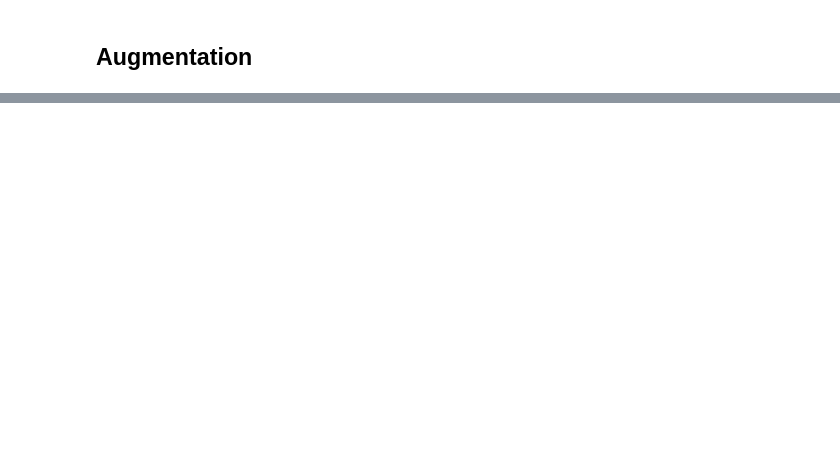
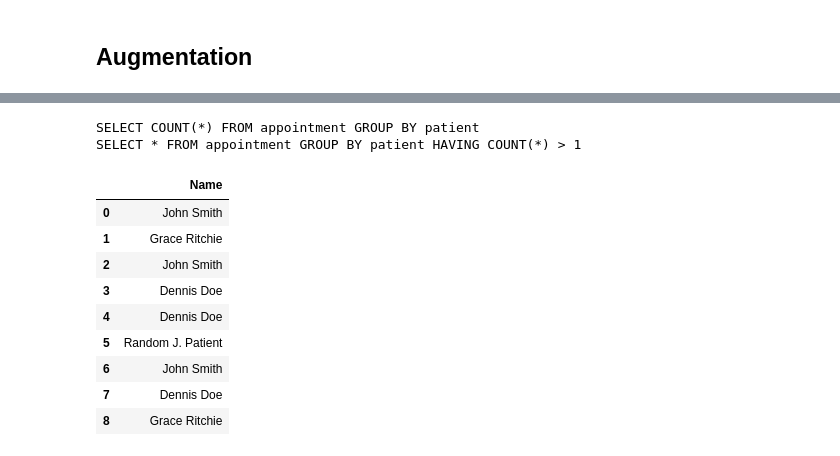
Before and after one commit to simonjisu/BusinessObjects, a Jupyter notebook: test.ipynb, the cells around one changed output, grey strips where cells are left out. Cells and saved outputs as stored; diff of their text form; code cells hidden in the pictures; blank space fills up the shorter version.

```diff
--- a/test.ipynb
+++ b/test.ipynb
@@ -197,0 +164,25 @@ Table Name: Affiliated_With
+# %%
+from src.sparc_preprocess import SparcSample, QuestionSQL
+
+def format_interactions(interactions: list[QuestionSQL]) -> str:
+    workload = ''
+    for i, interaction in enumerate(interactions):
+        workload += f'[{i}-Question] {interaction.question}\n[{i}-SQL]: {interaction.sql}\n'
+    return workload.strip()
+
+with (proj_path / 'db_data' / 'sparc_description.json').open() as f:
+    all_descriptions = json.load(f)
+
+idx = 1
+data = train_samples[idx]
+table = sparc_tables[data.db_id]
+col_explanation = all_descriptions[data.db_id]
+schema_str = get_schema_str(
+    schema=table.db_schema,
+    foreign_keys=table.foreign_keys,
+    primary_keys=table.primary_keys,
+    col_explanation=col_explanation
+)
+workload = format_interactions(data.interactions)
+print(workload, '\n')
+print(f'[Final]\nQuestion: {data.final.question}\nSQL: {data.final.sql}\n')
@@ -197,0 +226,28 @@ Table Name: Affiliated_With
+# %%
+x = train_subsamples[4].interactions
+schema = table.db_schema
+sql1 = sqlglot.parse_one(x[0].sql, read='sqlite')
+sql2 = sqlglot.parse_one(x[1].sql, read='sqlite')
+print(sql1.sql())
+print(sql2.sql())
+# %% [output]
+SELECT COUNT(*) FROM appointment GROUP BY patient
+SELECT * FROM appointment GROUP BY patient HAVING COUNT(*) > 1
+# %%
+import sqlite3
+
+conn = sqlite3.connect(str(sparc_path / 'database' / db_id / f'{db_id}.sqlite'))
+cursor = conn.cursor()
+# %%
+pd.read_sql_query('SELECT name FROM appointment AS T1 JOIN patient AS T2 ON T1.patient = T2.ssn', conn)
+# %% [output]
+|  | Name |
+| 0 | John Smith |
+| 1 | Grace Ritchie |
+| 2 | John Smith |
+| 3 | Dennis Doe |
+| 4 | Dennis Doe |
+| 5 | Random J. Patient |
+| 6 | John Smith |
+| 7 | Dennis Doe |
+| 8 | Grace Ritchie |
```
Also changed, not shown: parts of 20 cells of this notebook, 6 other files.
